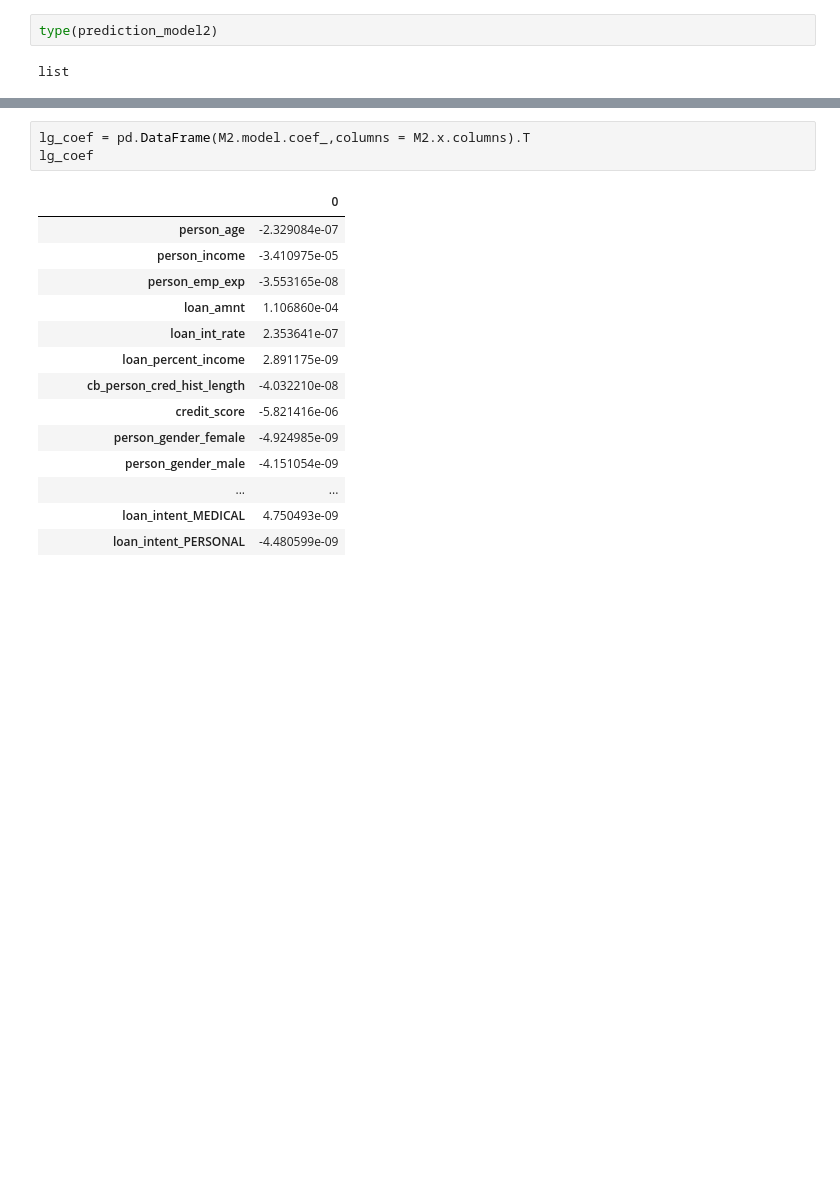
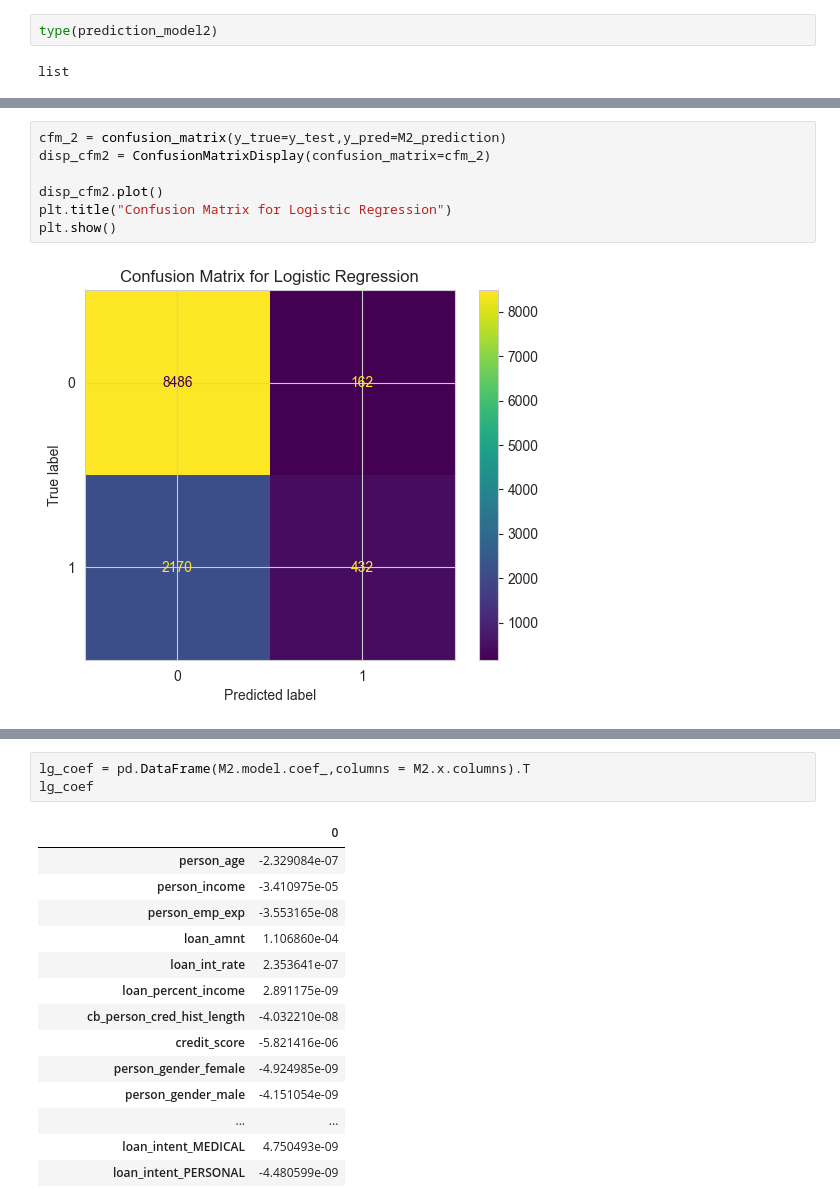
Before and after one commit to always-keep-trying/xgboost_loan_data, a Jupyter notebook: code/analysis_of_models.ipynb, the cells around one changed output, grey strips where cells are left out. Saved outputs shown, nothing was run; the diff lists cells and outputs as text; blank space fills up the shorter version.

```diff
--- a/code/analysis_of_models.ipynb
+++ b/code/analysis_of_models.ipynb
@@ -69,0 +71,9 @@ Index(['person_age', 'person_income', 'person_emp_exp', 'loan_amnt',
+# %%
+cfm_2 = confusion_matrix(y_true=y_test,y_pred=M2_prediction)
+disp_cfm2 = ConfusionMatrixDisplay(confusion_matrix=cfm_2)
+
+disp_cfm2.plot()
+plt.title("Confusion Matrix for Logistic Regression")
+plt.show()
+# %% [output]
+[figure, added]
```
Also changed, not shown: parts of 11 cells of this notebook.
